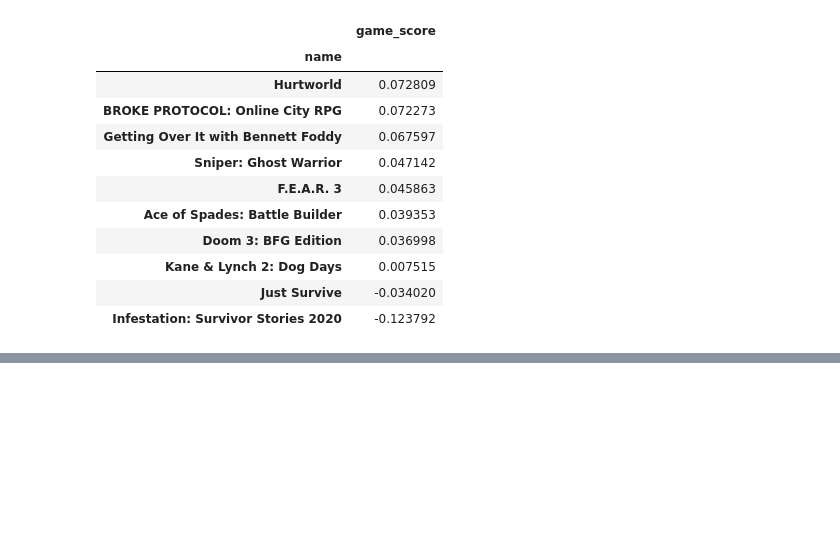
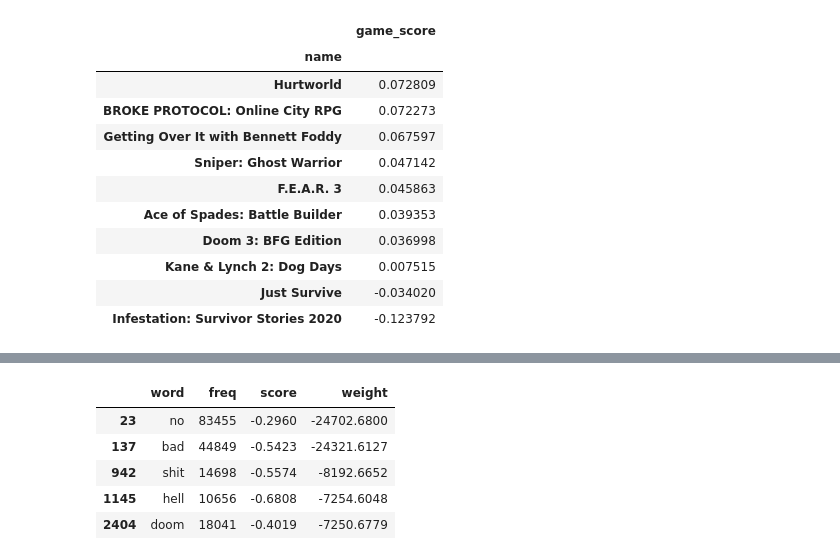
Before and after one commit to gibsongGH/SteamGameRecommender, a Jupyter notebook: notebooks/2_EDA.ipynb, the cells around one changed output, grey strips where cells are left out. Saved outputs shown, nothing was run; the diff lists cells and outputs as text; code cells hidden in the pictures; blank space fills up the shorter version.

```diff
--- a/notebooks/2_EDA.ipynb
+++ b/notebooks/2_EDA.ipynb
@@ -881,0 +999,12 @@ game_score.to_csv("game_score.csv")
+# %%
+# which words are still holding back the mean sentiment?
+# count review words and add sentiment score
+
+from collections import Counter
+from itertools import chain
+
+counter = Counter(chain.from_iterable(map(str.split, reviews_100up.rebuild.tolist())))
+word_weight = pd.DataFrame.from_dict(counter, orient='index').reset_index()
+word_weight = word_weight.rename(columns={'index':'word', 0:'freq'})
+word_weight['score'] = word_weight.apply(sentiment2, axis=1)
+word_weight.sort_values(by='score', ascending=True).head()
@@ -881,0 +1018,12 @@ game_score.to_csv("game_score.csv")
+# %%
+# negative words weighted by frequency
+
+word_weight['weight'] = word_weight['score'] * word_weight['freq']
+word_weight.sort_values(by='weight', ascending=True).head()
+# %% [output]
+|  | word | freq | score | weight |
+| 23 | no | 83455 | -0.2960 | -24702.6800 |
+| 137 | bad | 44849 | -0.5423 | -24321.6127 |
+| 942 | shit | 14698 | -0.5574 | -8192.6652 |
+| 1145 | hell | 10656 | -0.6808 | -7254.6048 |
+| 2404 | doom | 18041 | -0.4019 | -7250.6779 |
```
Also changed, not shown: parts of 84 cells of this notebook, 1 other file.
